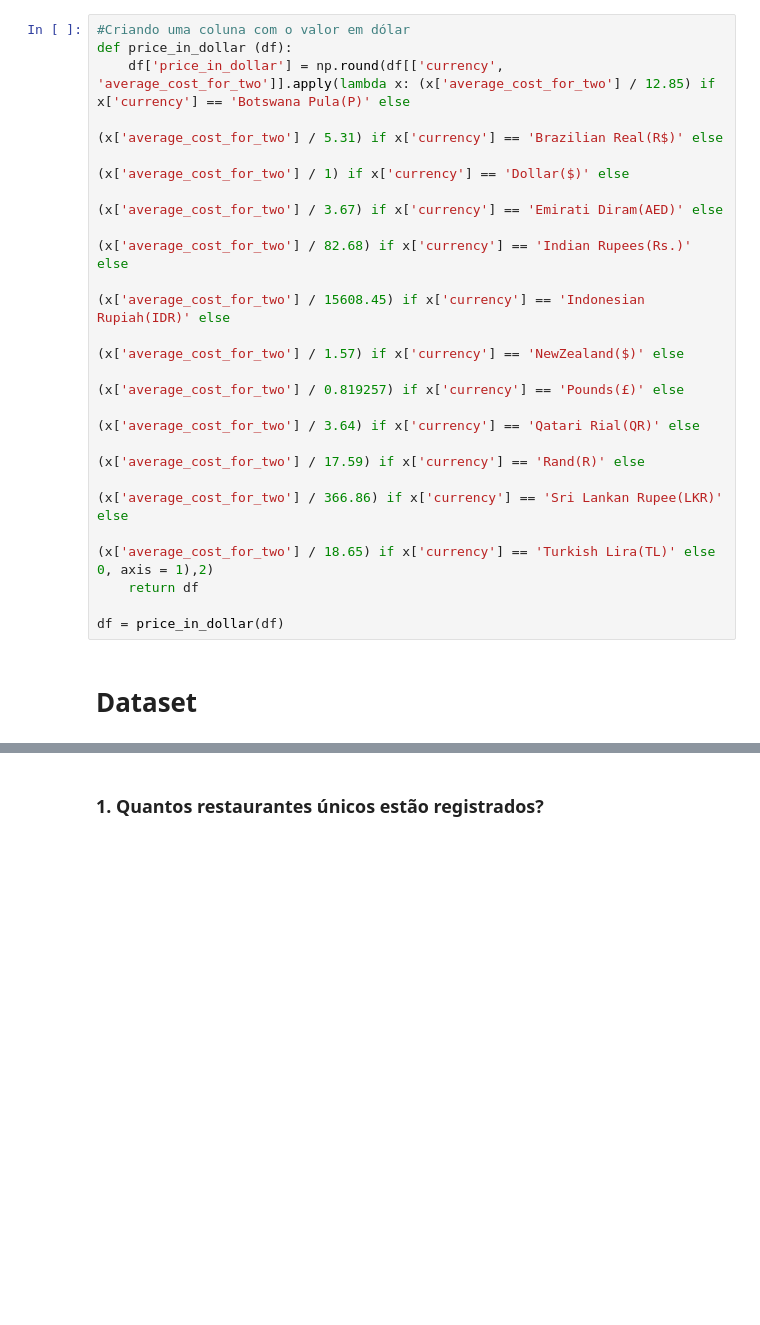
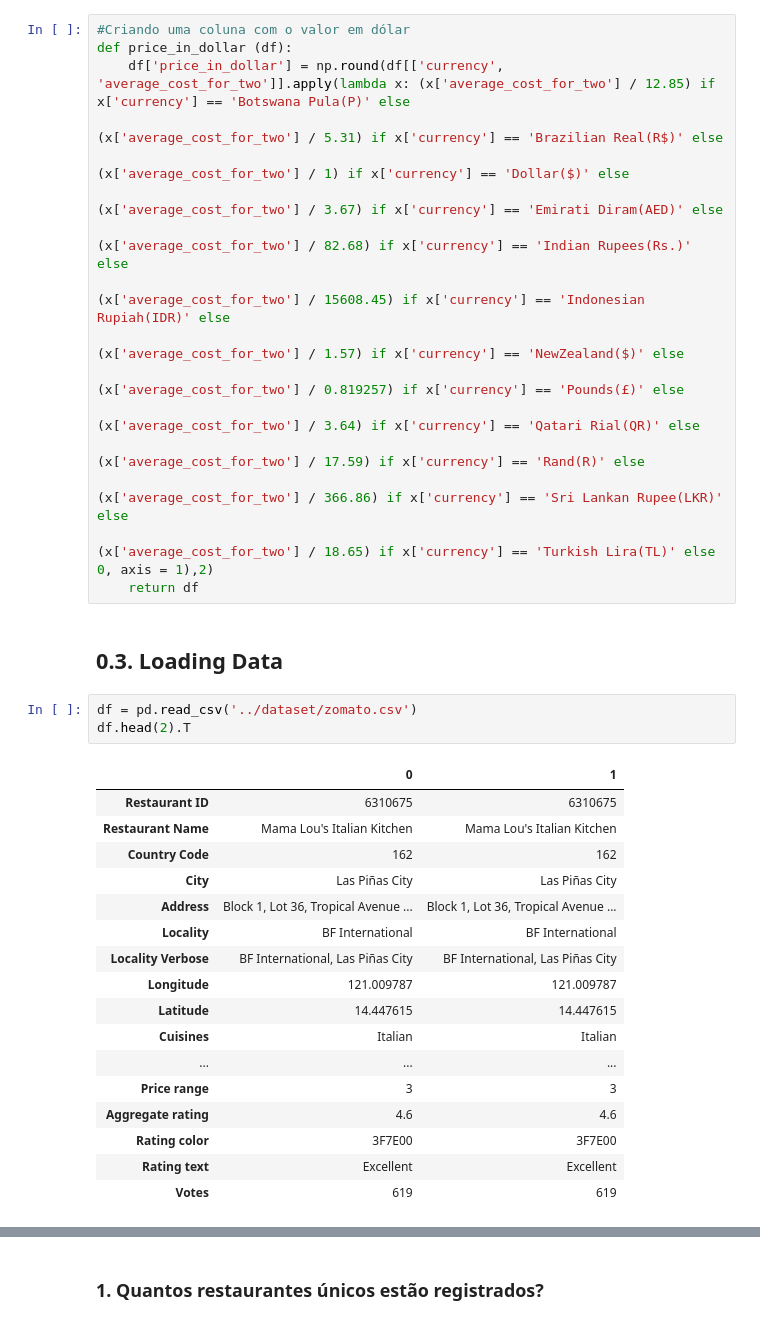
Before and after one commit to ctosta/Application-Data-Analysis, a Jupyter notebook: notebooks/notebook_fomezero.ipynb, the cells around one changed output, grey strips where cells are left out. Cells and saved outputs as stored; diff of their text form; blank space fills up the shorter version.

```diff
--- a/notebooks/notebook_fomezero.ipynb
+++ b/notebooks/notebook_fomezero.ipynb
@@ -118,7 +102,26 @@ def price_in_dollar (df):
                                                                                      (x['average_cost_for_two'] / 366.86) if x['currency'] == 'Sri Lankan Rupee(LKR)' else
                                                                                      (x['average_cost_for_two'] / 18.65) if x['currency'] == 'Turkish Lira(TL)' else 0, axis = 1),2)
     return df
-
-df = price_in_dollar(df)
 # %% [markdown]
-# Dataset
+## 0.3. Loading Data
+# %%
+df = pd.read_csv('../dataset/zomato.csv')
+df.head(2).T
+# %% [output]
+|  | 0 | 1 |
+| Restaurant ID | 6310675 | 6310675 |
+| Restaurant Name | Mama Lou's Italian Kitchen | Mama Lou's Italian Kitchen |
+| Country Code | 162 | 162 |
+| City | Las Piñas City | Las Piñas City |
+| Address | Block 1, Lot 36, Tropical Avenue ... | Block 1, Lot 36, Tropical Avenue ... |
+| Locality | BF International | BF International |
+| Locality Verbose | BF International, Las Piñas City | BF International, Las Piñas City |
+| Longitude | 121.009787 | 121.009787 |
+| Latitude | 14.447615 | 14.447615 |
+| Cuisines | Italian | Italian |
+| ... | ... | ... |
+| Price range | 3 | 3 |
+| Aggregate rating | 4.6 | 4.6 |
+| Rating color | 3F7E00 | 3F7E00 |
+| Rating text | Excellent | Excellent |
+| Votes | 619 | 619 |
```
Also changed, not shown: parts of 36 cells of this notebook, 1 other file.
